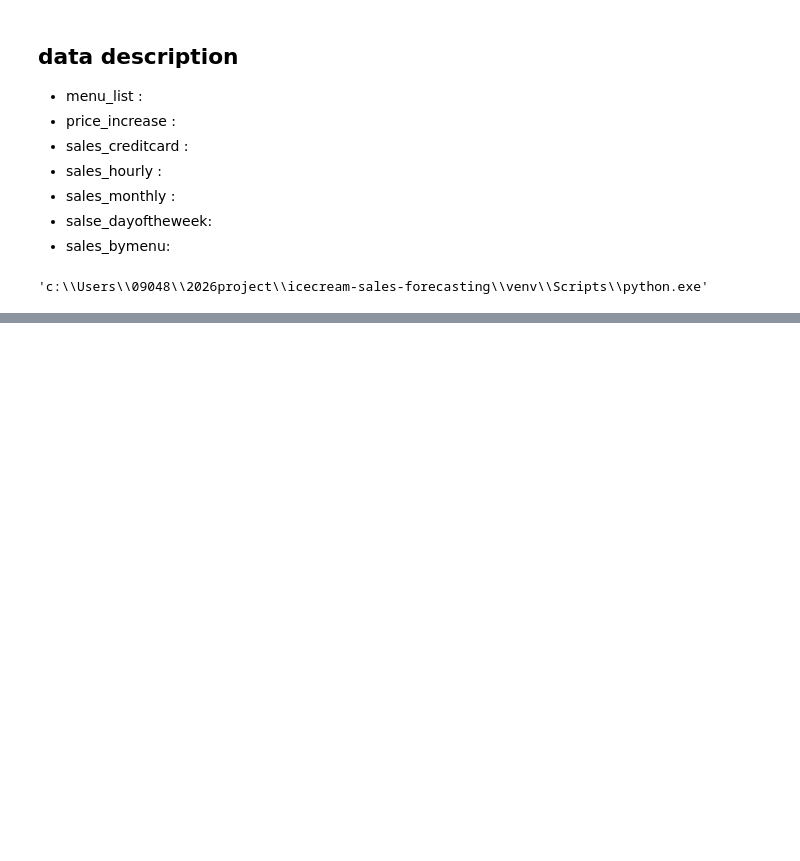
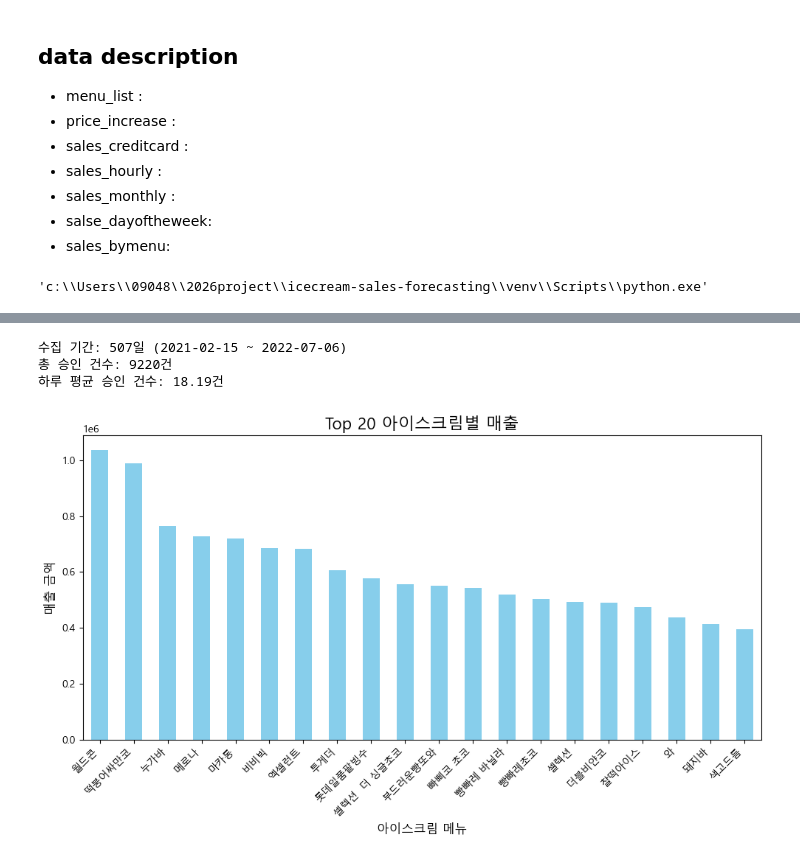
Before and after one commit to eeuuais/icecream-sales-forecasting, a Jupyter notebook: 02_Notebooks/01_EDA_Preprocessing.ipynb, the cells around one changed output, grey strips where cells are left out. Saved outputs shown, nothing was run; the diff lists cells and outputs as text; code cells hidden in the pictures; blank space fills up the shorter version.

```diff
--- a/02_Notebooks/01_EDA_Preprocessing.ipynb
+++ b/02_Notebooks/01_EDA_Preprocessing.ipynb
@@ -37,0 +119,6 @@ sales_monthly = pd.read_csv(data_path + 'sales_monthly.csv')
+# %%
+# 1행을 column으로 지정한 후 0행 삭제
+
+icecream = icecream.rename(columns=icecream.iloc[0])
+icecream = icecream.drop(icecream.index[0])
+icecream.head()
@@ -37,0 +406,34 @@ sales_monthly = pd.read_csv(data_path + 'sales_monthly.csv')
+# %%
+# 1. 수집 기간 계산 (+1을 해야 시작일과 종료일을 모두 포함한 총 날짜가 됩니다)
+start_date = icecream['승인일자'].min()
+end_date = icecream['승인일자'].max()
+
+collection_period = (end_date - start_date).days + 1
+print(f"수집 기간: {collection_period}일 ({start_date.date()} ~ {end_date.date()})")
+
+# 2. 총 승인 건수
+total_approvals = icecream['승인번호'].nunique()
+print(f"총 승인 건수: {total_approvals}건")
+
+# 3. 하루 평균 승인 건수
+average_approvals_per_day = total_approvals / collection_period
+print(f"하루 평균 승인 건수: {average_approvals_per_day:.2f}건")
+# %% [output]
+수집 기간: 507일 (2021-02-15 ~ 2022-07-06)
+총 승인 건수: 9220건
+하루 평균 승인 건수: 18.19건
+# %%
+# 상위 20개의 아이스크림 매출 추출
+top_20_revenue = revenue_by_icecream.head(20)
+
+# 막대그래프 그리기
+plt.figure(figsize=(10, 6))
+top_20_revenue.plot(kind='bar', color='skyblue')
+plt.title('Top 20 아이스크림별 매출', fontsize=16)
+plt.xlabel('아이스크림 메뉴', fontsize=12)
+plt.ylabel('매출 금액', fontsize=12)
+plt.xticks(rotation=45, ha='right')
+plt.tight_layout()
+plt.show()
+# %% [output]
+[figure, added]
```
Also changed, not shown: parts of 63 cells of this notebook, 2 other files.
